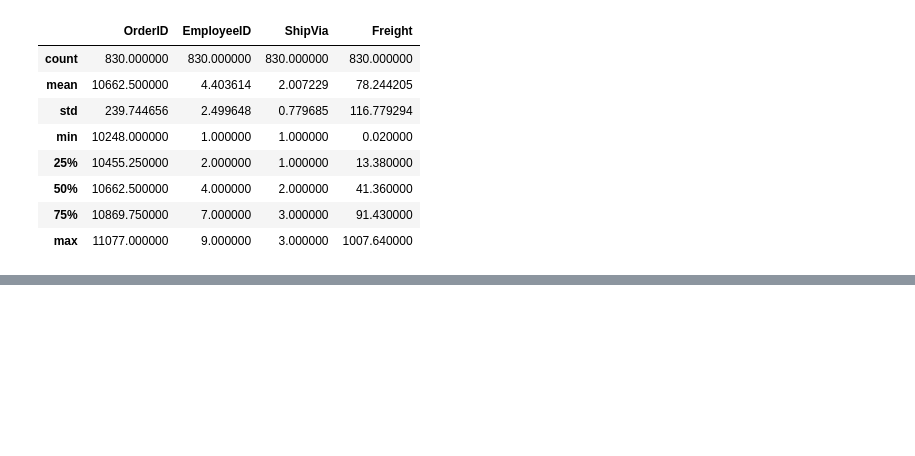
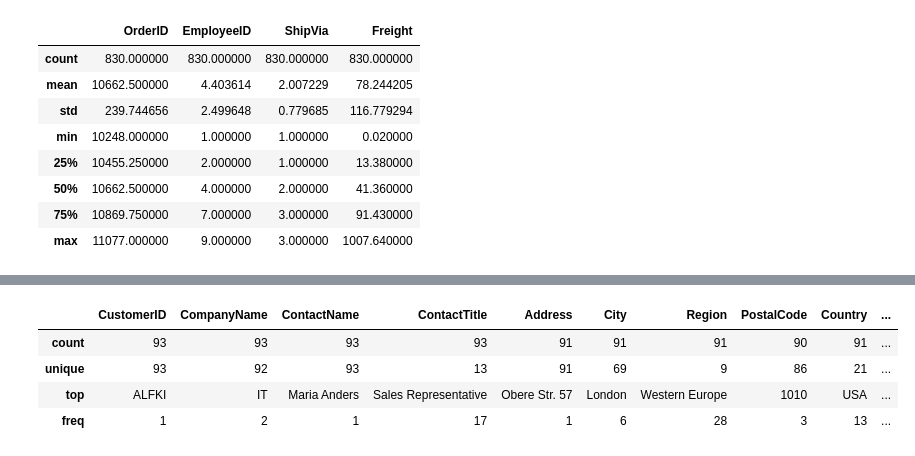
Before and after one commit to phu024/HW-Python, a Jupyter notebook: Test.ipynb, the cells around one changed output, grey strips where cells are left out. Saved outputs shown, nothing was run; the diff lists cells and outputs as text; code cells hidden in the pictures; blank space fills up the shorter version.

```diff
--- a/Test.ipynb
+++ b/Test.ipynb
@@ -92,0 +170,8 @@ orders.describe()
+# %%
+customers.describe()
+# %% [output]
+|  | CustomerID | CompanyName | ContactName | ContactTitle | Address | City | Region | PostalCode | Country | ... |
+| count | 93 | 93 | 93 | 93 | 91 | 91 | 91 | 90 | 91 | ... |
+| unique | 93 | 92 | 93 | 13 | 91 | 69 | 9 | 86 | 21 | ... |
+| top | ALFKI | IT | Maria Anders | Sales Representative | Obere Str. 57 | London | Western Europe | 1010 | USA | ... |
+| freq | 1 | 2 | 1 | 17 | 1 | 6 | 28 | 3 | 13 | ... |
```
Also changed, not shown: parts of 11 cells of this notebook, 1 other file.
